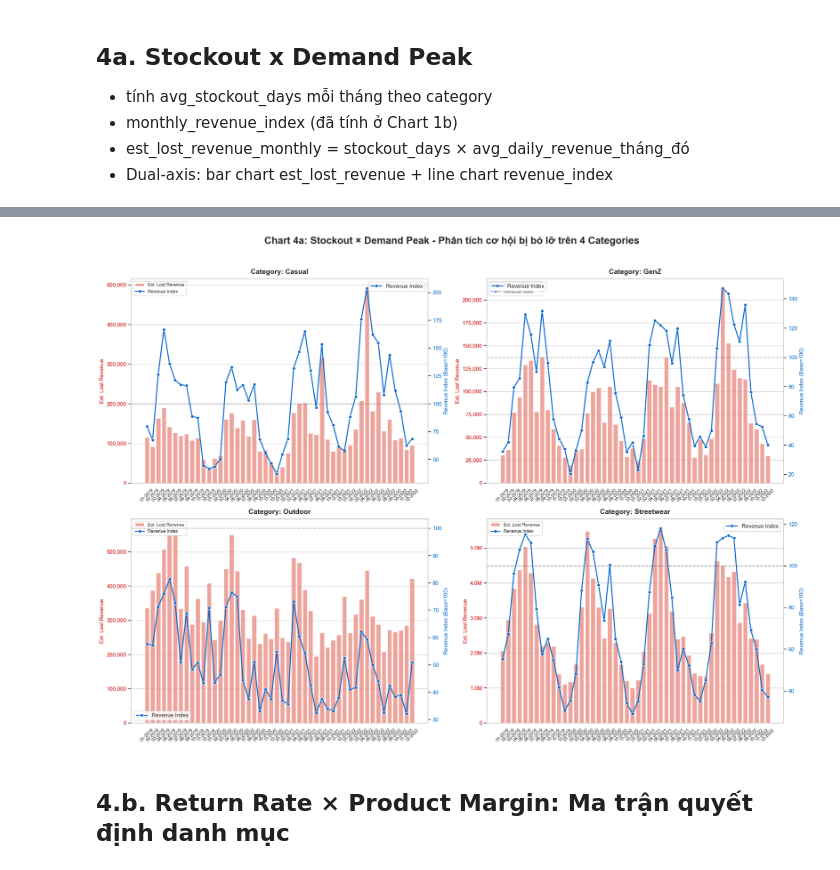
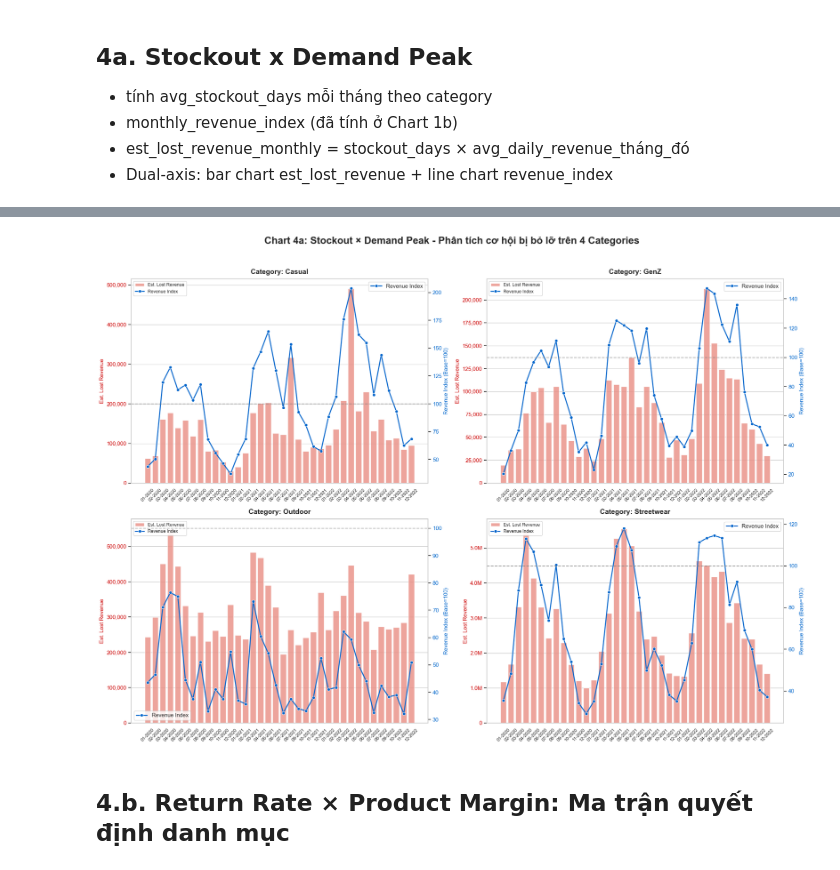
Before and after one commit to MinhCYB/BountyHunter, a Jupyter notebook: notebooks/story_4.ipynb, the cells around one changed output, grey strips where cells are left out. Cells and saved outputs as stored; diff of their text form; code cells hidden in the pictures.

Commit message:
upd config, data_audit. demo prep

```diff
--- a/notebooks/story_4.ipynb
+++ b/notebooks/story_4.ipynb
@@ -90,7 +90,7 @@ def plot_all_4_categories(df):
         ax1 = axes[i]
 
         # Lọc data theo category và lấy 24 tháng gần nhất
-        plot_data = df[df['category'] == cat].sort_values('date').tail(48)
+        plot_data = df[df['category'] == cat].sort_values('date').tail(36)
 
         if plot_data.empty:
             ax1.set_visible(False)
@@ -116,34 +116,34 @@ def plot_all_4_categories(df):
             color='#0066cc', marker='o', linewidth=2, ax=ax2,
             label='Revenue Index', sort=False
         )
 
         ax2.set_ylabel('Revenue Index (Base=100)', color='#0066cc', fontsize=11)
         ax2.tick_params(axis='y', labelcolor='#0066cc')
         ax2.axhline(y=100, color='gray', linestyle='--', alpha=0.7)
 
         # --- Decorate từng biểu đồ con ---
         ax1.set_title(f'Category: {cat}', fontsize=14, fontweight='bold', pad=10)
 
         # Gộp legend của 2 trục lại vào 1 chỗ cho gọn
         lines1, labels1 = ax1.get_legend_handles_labels()
         lines2, labels2 = ax2.get_legend_handles_labels()
         ax1.legend(lines1 + lines2, labels1 + labels2, loc='upper left', fontsize=9, framealpha=0.9)
         ax2.grid(False)
 
     # Nếu số lượng category ít hơn 4, ẩn các ô bị dư
     for j in range(i + 1, 4):
         axes[j].set_visible(False)
 
     # Tiêu đề tổng cho toàn bộ Figure
     fig.suptitle('Chart 4a: Stockout × Demand Peak - Phân tích cơ hội bị bỏ lỡ trên 4 Categories',
                  fontsize=20, fontweight='bold', y=1.02)
 
     plt.tight_layout()
     plt.show()
 
 plot_all_4_categories(df_chart)
 # %% [output]
-[figure, old version]
+[figure, new version]
 # %% [markdown]
 ## 4.b. Return Rate × Product Margin: Ma trận quyết định danh mục
 # %%
```
Also changed, not shown: parts of 1 cell of this notebook, 5 other files.
